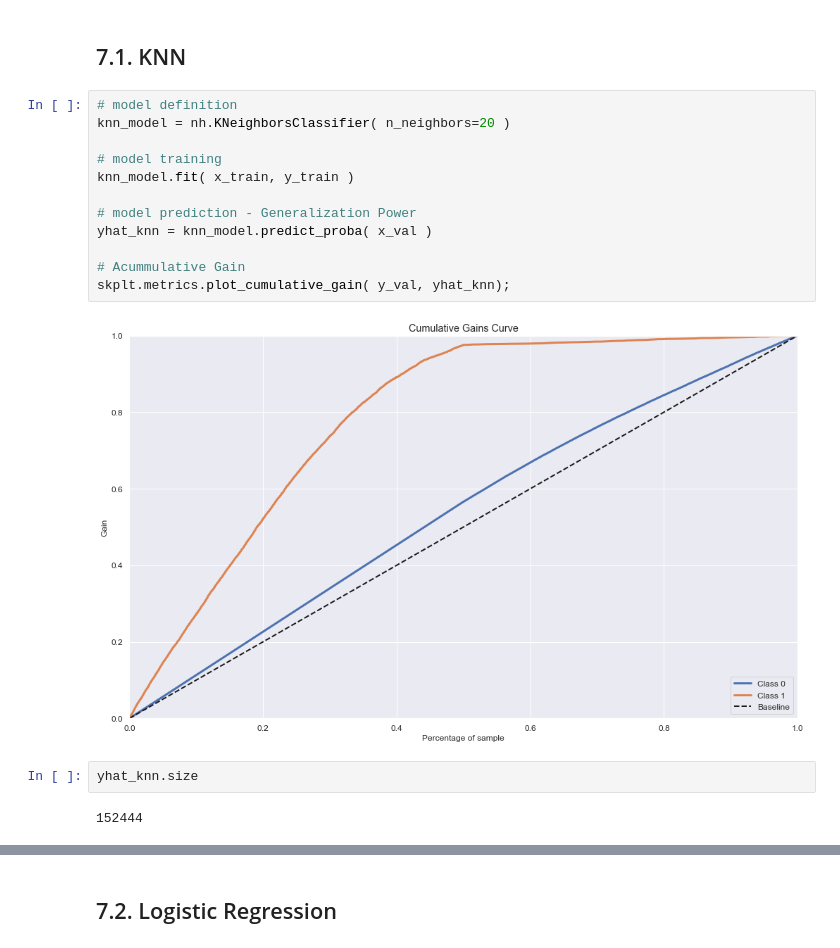
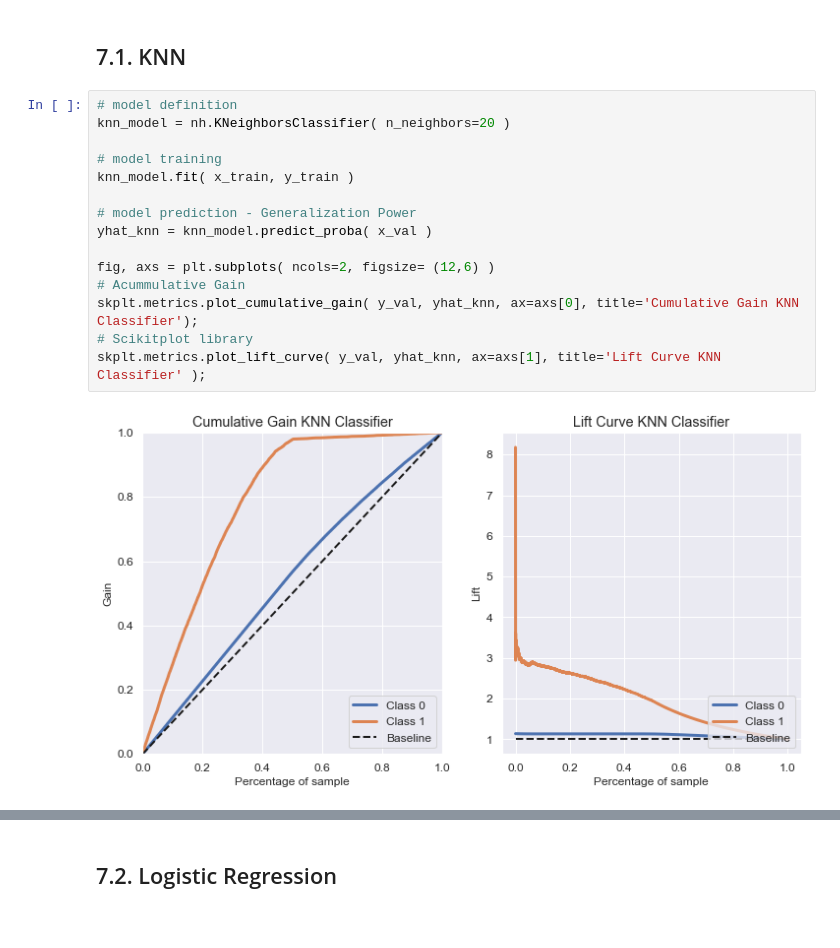
Before and after one commit to ThiagoBorgesLima/health_insurance, a Jupyter notebook: notebooks/mdfl_health_insurance_cross_sell.ipynb, the cells around one changed output, grey strips where cells are left out. Saved outputs shown, nothing was run; the diff lists cells and outputs as text.

```diff
--- a/notebooks/mdfl_health_insurance_cross_sell.ipynb
+++ b/notebooks/mdfl_health_insurance_cross_sell.ipynb
@@ -478,18 +551,17 @@ y_val = y_validation.copy()
 # %%
 # model definition
 knn_model = nh.KNeighborsClassifier( n_neighbors=20 )
 
 # model training
 knn_model.fit( x_train, y_train )
 
 # model prediction - Generalization Power
 yhat_knn = knn_model.predict_proba( x_val )
 
+fig, axs = plt.subplots( ncols=2, figsize= (12,6) )
 # Acummulative Gain
-skplt.metrics.plot_cumulative_gain( y_val, yhat_knn);
+skplt.metrics.plot_cumulative_gain( y_val, yhat_knn, ax=axs[0], title='Cumulative Gain KNN Classifier');
+# Scikitplot library
+skplt.metrics.plot_lift_curve( y_val, yhat_knn, ax=axs[1], title='Lift Curve KNN Classifier' );
 # %% [output]
-[figure, old version]
+[figure, new version]
-# %%
-yhat_knn.size
-# %% [output]
-152444
```
Also changed, not shown: parts of 44 cells of this notebook, 5 other files.
